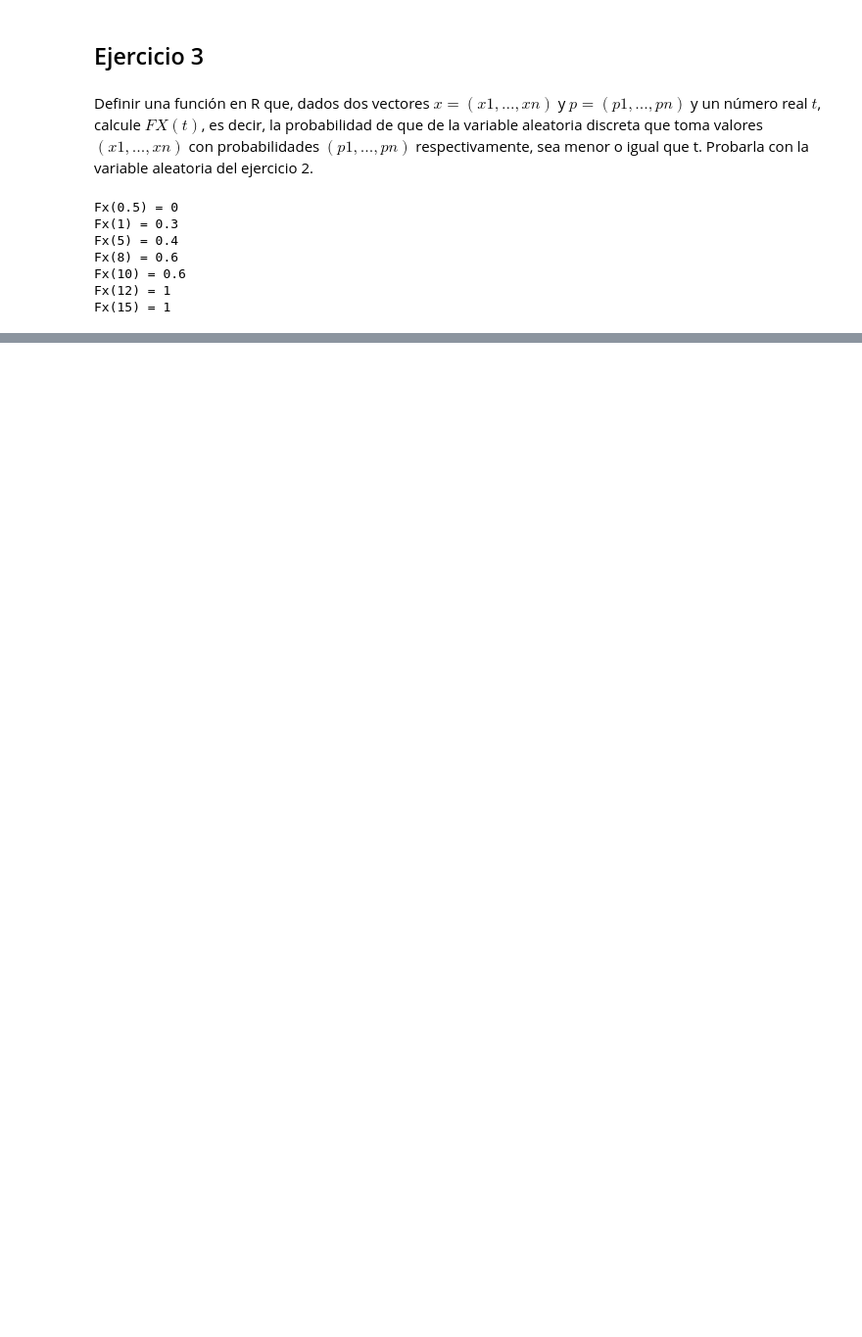
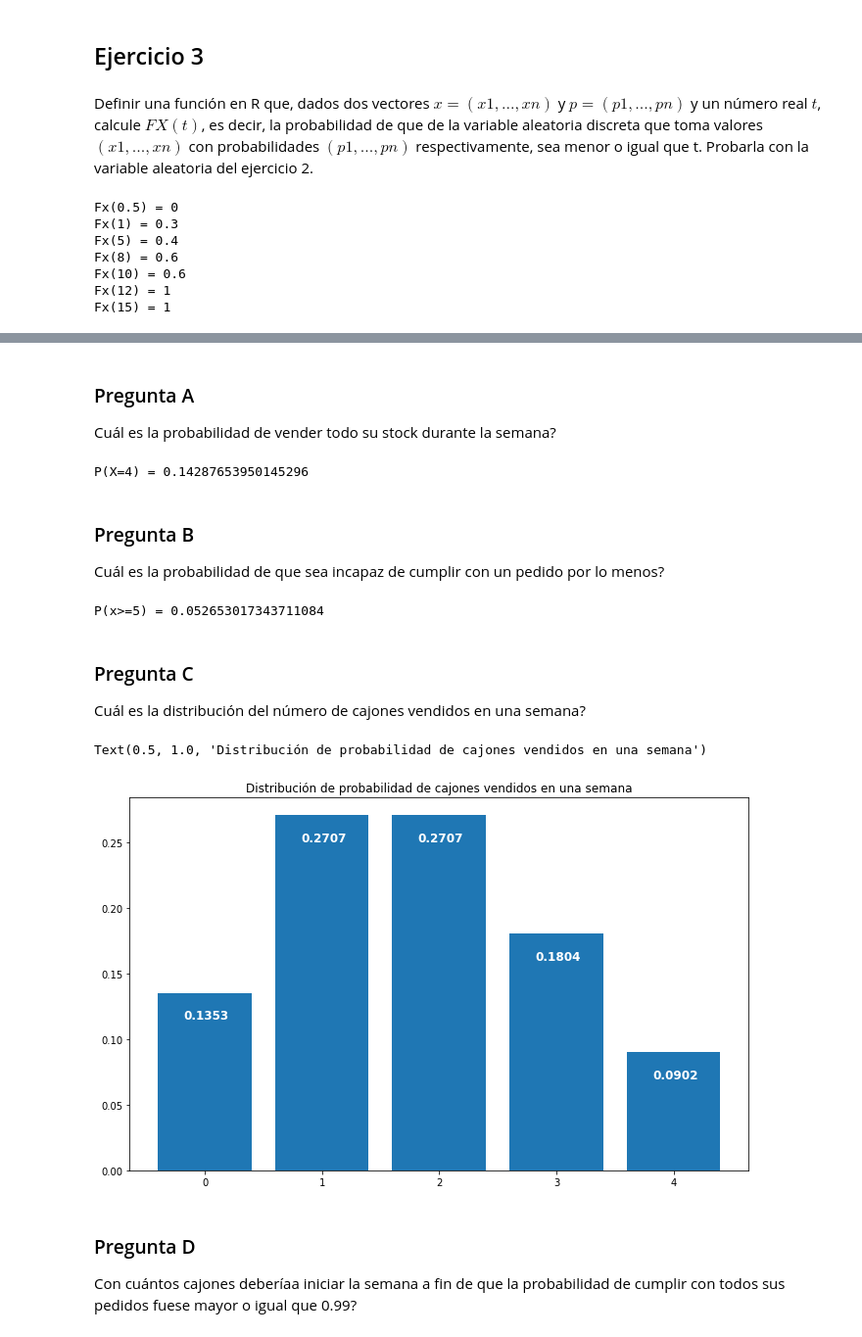
Before and after one commit to yagopajarino/uba-probayestadistica, a Jupyter notebook: Práctica 2.ipynb, the cells around one changed output, grey strips where cells are left out. Shown at 98% size. Cells and saved outputs as stored; diff of their text form; code cells hidden in the pictures; blank space fills up the shorter version.

```diff
--- a/Práctica 2.ipynb
+++ b/Práctica 2.ipynb
@@ -134,0 +469,35 @@ Fx(15) = 1
+# %% [markdown]
+### Pregunta A
+
+Cuál es la probabilidad de vender todo su stock durante la semana?
+# %%
+va = scipy.stats.poisson(2)
+res = 1 - va.cdf(3)
+print("P(X=4) = {}".format(res))
+# %% [output]
+P(X=4) = 0.14287653950145296
+# %% [markdown]
+### Pregunta B
+
+Cuál es la probabilidad de que sea incapaz de cumplir con un pedido por lo menos?
+# %%
+print("P(x>=5) = {}".format(1-va.cdf(4)))
+# %% [output]
+P(x>=5) = 0.052653017343711084
+# %% [markdown]
+### Pregunta C
+
+Cuál es la distribución del número de cajones vendidos en una semana?
+# %%
+fig, ax = plt.subplots(figsize=(11.32,7))
+for x in range(5):
+    ax.bar(x, va.pmf(x),color="#1f77b4")
+    ax.text(x-0.18, va.pmf(x) - 0.02, str(round(va.pmf(x),4)),color="White",fontsize=12,fontweight=900)
+ax.set_title("Distribución de probabilidad de cajones vendidos en una semana")
+# %% [output]
+Text(0.5, 1.0, 'Distribución de probabilidad de cajones vendidos en una semana')
+[figure, added]
+# %% [markdown]
+### Pregunta D
+
+Con cuántos cajones deberíaa iniciar la semana a fin de que la probabilidad de cumplir con todos sus pedidos fuese mayor o igual que 0.99?
```
Also changed, not shown: parts of 118 cells of this notebook.
